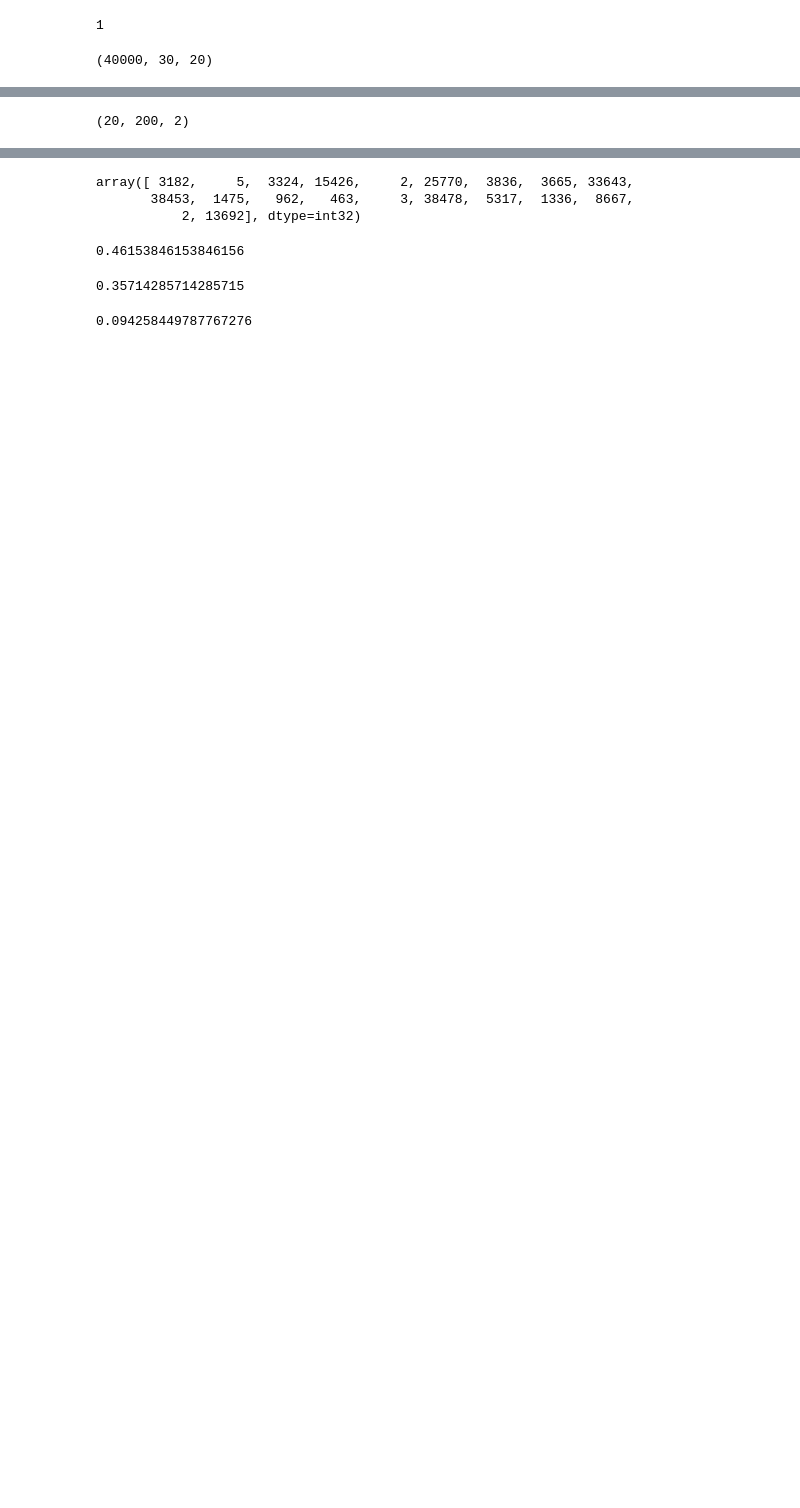
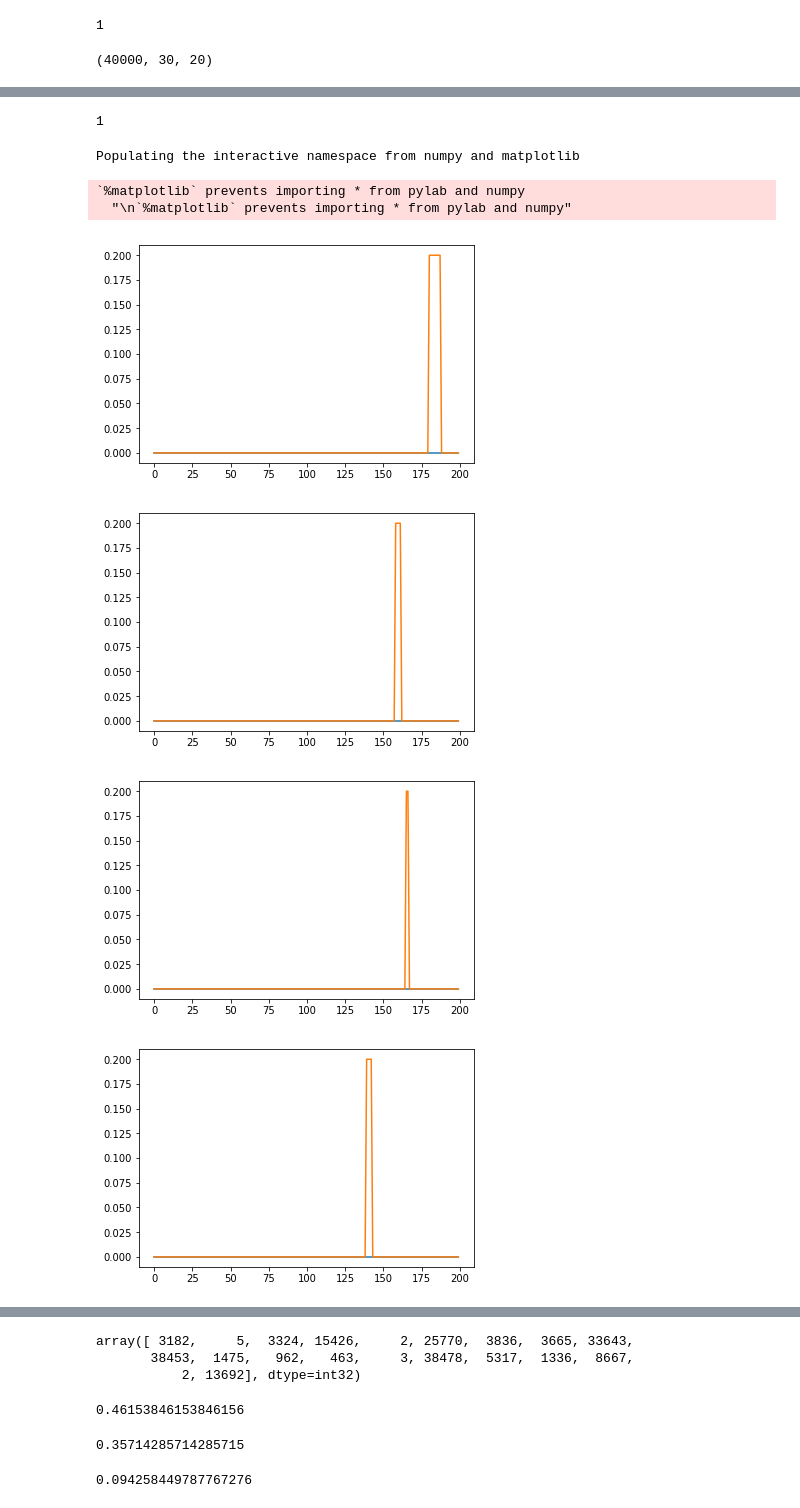
Before and after one commit to fartuk/Data_science, a Jupyter notebook: kaggle/Sber_B/ssd_IBM_char.ipynb, the cells around one changed output, grey strips where cells are left out. Saved outputs shown, nothing was run; the diff lists cells and outputs as text; code cells hidden in the pictures; blank space fills up the shorter version.

```diff
--- a/kaggle/Sber_B/ssd_IBM_char.ipynb
+++ b/kaggle/Sber_B/ssd_IBM_char.ipynb
@@ -580,11 +626,15 @@ train_sequences_3_.shape
 (40000, 30, 20)
 # %%
 batch_size = 1
-model.fit_generator(all_generator(batch_size, train_sequences_1,train_sequences_1_,train_sequences_2,train_sequences_2_,start_end_train),
+model.fit_generator(all_generator(batch_size, train_sequences_1,train_sequences_1_,
+                                  train_sequences_2,train_sequences_2_,
+                                  start_end_train, in_answer_train),
                     samples_per_epoch=100,
-                    validation_data=all_generator(batch_size,val_sequences_1,val_sequences_1_,val_sequences_2,val_sequences_2_,start_end_val),
+                    validation_data=all_generator(batch_size,val_sequences_1,
+                                                  val_sequences_1_,val_sequences_2,
+                                                  val_sequences_2_,start_end_val, in_answer_val),
                     nb_val_samples=100,
-                    nb_epoch=40,
+                    nb_epoch=100,
                     verbose=1,
                     callbacks=[model_checkpoint])
 # %% [output]
@@ -608,8 +692,8 @@ model.load_weights('b2.h5')
 # %%
 pred = model.predict([x_train1,x_train2])
-# %%
-pred.shape
-# %% [output]
-(20, 200, 2)
+# %%
+1
+# %% [output]
+1
 # %%
 batch = len(val_sequences_1)
@@ -669,3 +765,20 @@ for i in range(batch):
 
     tmp = real
     real_arr += [tmp]
+# %%
+%matplotlib inline
+%pylab inline
+for i in range(batch):
+    #plt.plot(range(200), pred2[i].reshape(200))
+    plt.plot(range(200), pred[i].reshape(200))
+    plt.plot(range(200), real_arr[i])
+
+    plt.show()
+# %% [output]
+Populating the interactive namespace from numpy and matplotlib
+`%matplotlib` prevents importing * from pylab and numpy
+  "\n`%matplotlib` prevents importing * from pylab and numpy"
+[figure, added]
+[figure, added]
+[figure, added]
+[figure, added]
```
Also changed, not shown: parts of 20 cells of this notebook, 13 other files.
